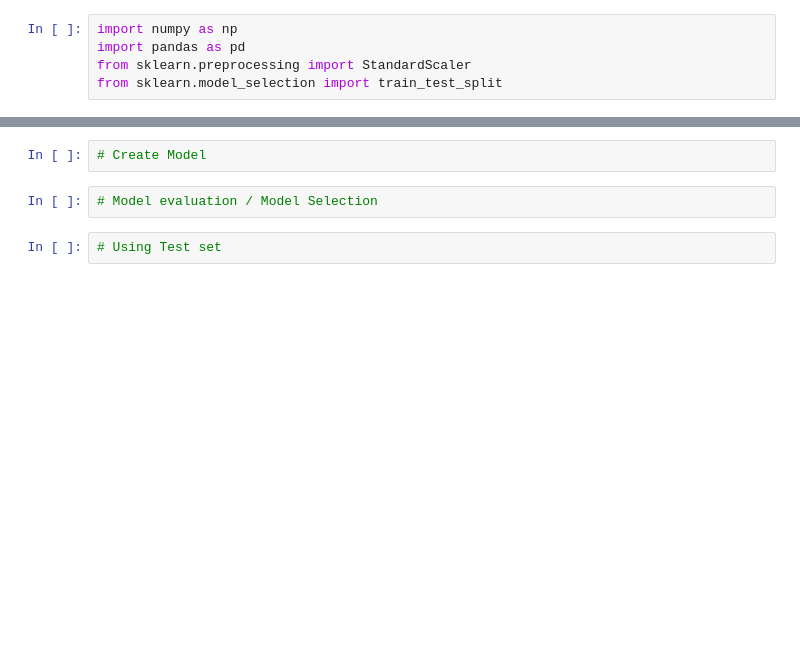
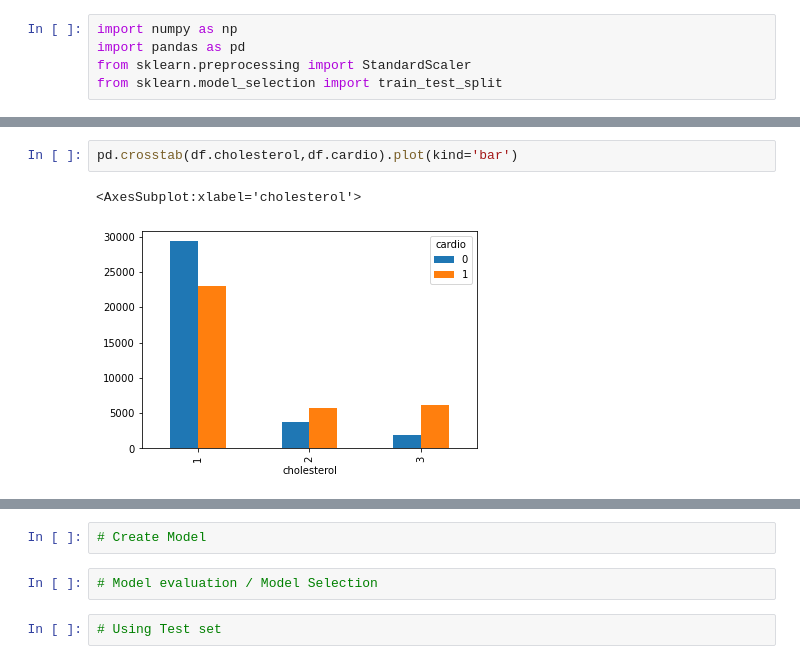
Before and after one commit to kirkz7/cardiovascular-disease-predict, a Jupyter notebook: Test.ipynb, the cells around one changed output, grey strips where cells are left out. Saved outputs shown, nothing was run; the diff lists cells and outputs as text; blank space fills up the shorter version.

```diff
--- a/Test.ipynb
+++ b/Test.ipynb
@@ -46,0 +55,5 @@ AttributeError: 'numpy.ndarray' object has no attribute 'drop'
+# %%
+pd.crosstab(df.cholesterol,df.cardio).plot(kind='bar')
+# %% [output]
+<AxesSubplot:xlabel='cholesterol'>
+[figure, added]
```
Also changed, not shown: parts of 11 cells of this notebook.
